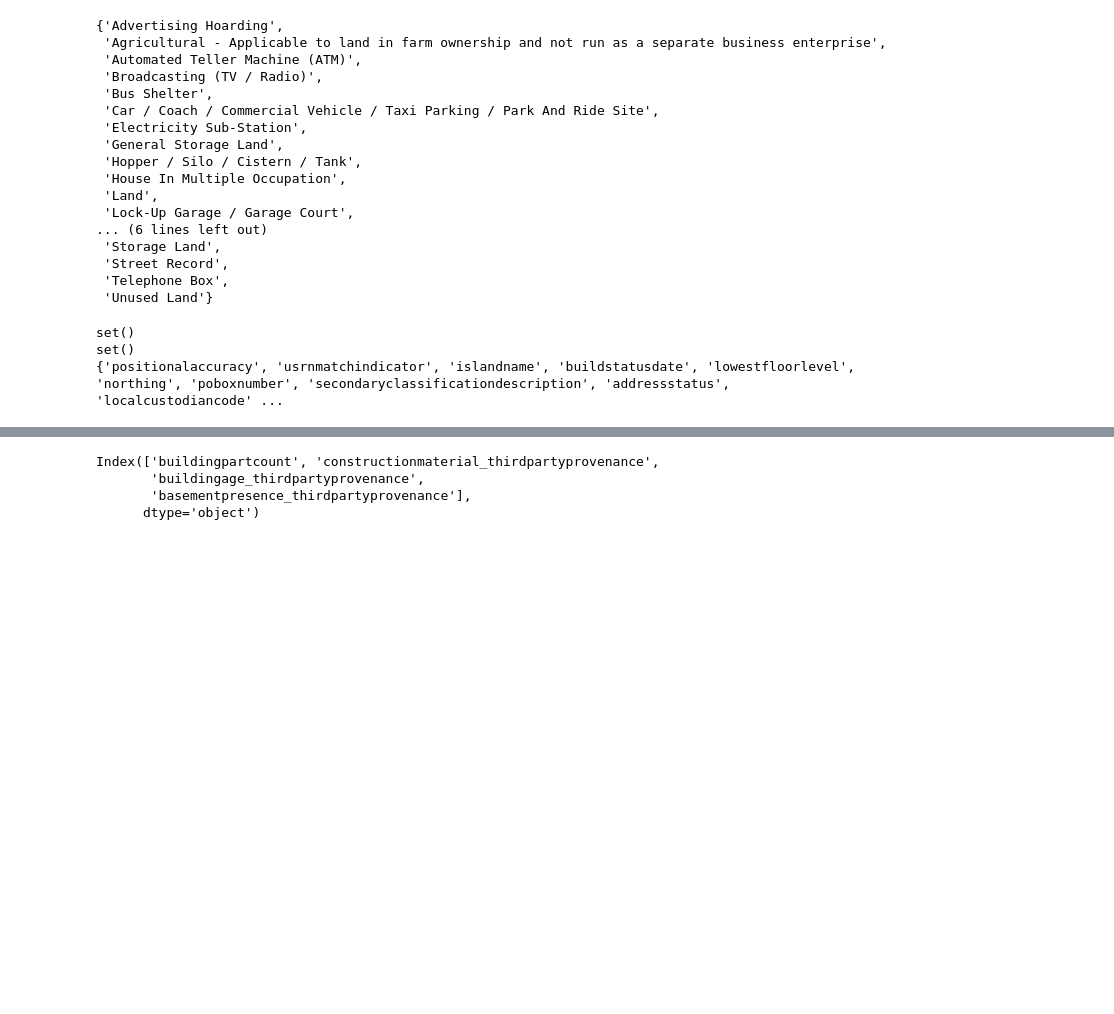
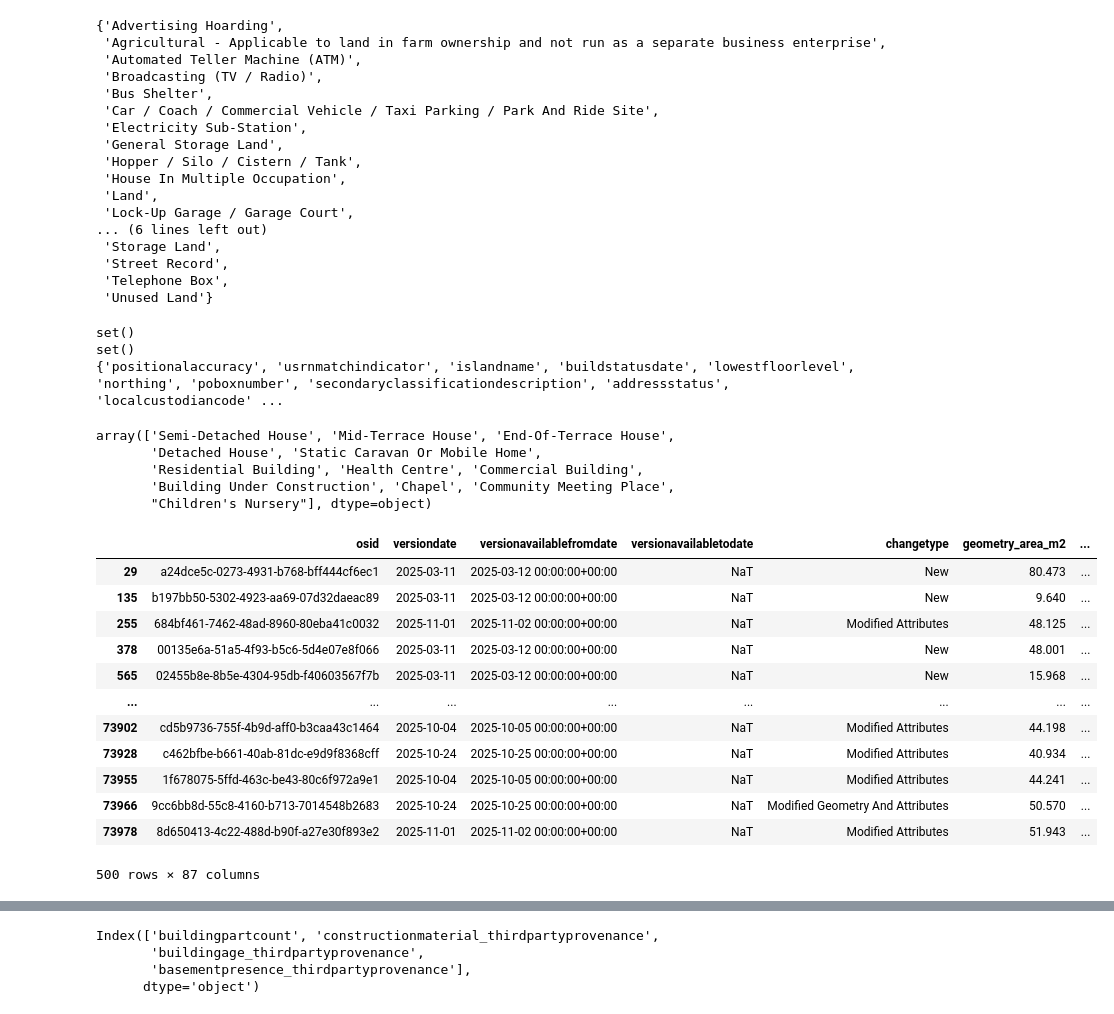
Before and after one commit to arjun8009/a2a_framework, a Jupyter notebook: system_tests.ipynb, the cells around one changed output, grey strips where cells are left out. Cells and saved outputs as stored; diff of their text form; code cells hidden in the pictures; blank space fills up the shorter version.

```diff
--- a/system_tests.ipynb
+++ b/system_tests.ipynb
@@ -1052,3 +1050,27 @@ data_buildings = gpd.read_file(r"C:\Users\ab1574\OneDrive - University of Exeter
 data_buildingsacces = gpd.read_file(r"C:\Users\ab1574\OneDrive - University of Exeter\Desktop\Ordnance_Survey\os_ngd_sample\bld_fts_buildingaccesslocation\bld_fts_buildingaccesslocation.gpkg")
 data_buildingline = gpd.read_file(r"C:\Users\ab1574\OneDrive - University of Exeter\Desktop\Ordnance_Survey\os_ngd_sample\bld_fts_buildingline\bld_fts_buildingline.gpkg")
 data_buildingpart = gpd.read_file(r"C:\Users\ab1574\OneDrive - University of Exeter\Desktop\Ordnance_Survey\os_ngd_sample\bld_fts_buildingpart\bld_fts_buildingpart.gpkg")
+# %%
+data_buildings[(data_buildings["buildinguse_addresscount_residential"]>0) & (data_buildings["buildinguse_addresscount_total"]==1)]["description"].unique()
+# %% [output]
+array(['Semi-Detached House', 'Mid-Terrace House', 'End-Of-Terrace House',
+       'Detached House', 'Static Caravan Or Mobile Home',
+       'Residential Building', 'Health Centre', 'Commercial Building',
+       'Building Under Construction', 'Chapel', 'Community Meeting Place',
+       "Children's Nursery"], dtype=object)
+# %%
+data_buildings[data_buildings["description"]=="Residential Building"]
+# %% [output]
+|  | osid | versiondate | versionavailablefromdate | versionavailabletodate | changetype | geometry_area_m2 | ... |
+| 29 | a24dce5c-0273-4931-b768-bff444cf6ec1 | 2025-03-11 | 2025-03-12 00:00:00+00:00 | NaT | New | 80.473 | ... |
+| 135 | b197bb50-5302-4923-aa69-07d32daeac89 | 2025-03-11 | 2025-03-12 00:00:00+00:00 | NaT | New | 9.640 | ... |
+| 255 | 684bf461-7462-48ad-8960-80eba41c0032 | 2025-11-01 | 2025-11-02 00:00:00+00:00 | NaT | Modified Attributes | 48.125 | ... |
+| 378 | 00135e6a-51a5-4f93-b5c6-5d4e07e8f066 | 2025-03-11 | 2025-03-12 00:00:00+00:00 | NaT | New | 48.001 | ... |
+| 565 | 02455b8e-8b5e-4304-95db-f40603567f7b | 2025-03-11 | 2025-03-12 00:00:00+00:00 | NaT | New | 15.968 | ... |
+| ... | ... | ... | ... | ... | ... | ... | ... |
+| 73902 | cd5b9736-755f-4b9d-aff0-b3caa43c1464 | 2025-10-04 | 2025-10-05 00:00:00+00:00 | NaT | Modified Attributes | 44.198 | ... |
+| 73928 | c462bfbe-b661-40ab-81dc-e9d9f8368cff | 2025-10-24 | 2025-10-25 00:00:00+00:00 | NaT | Modified Attributes | 40.934 | ... |
+| 73955 | 1f678075-5ffd-463c-be43-80c6f972a9e1 | 2025-10-04 | 2025-10-05 00:00:00+00:00 | NaT | Modified Attributes | 44.241 | ... |
+| 73966 | 9cc6bb8d-55c8-4160-b713-7014548b2683 | 2025-10-24 | 2025-10-25 00:00:00+00:00 | NaT | Modified Geometry And Attributes | 50.570 | ... |
+| 73978 | 8d650413-4c22-488d-b90f-a27e30f893e2 | 2025-11-01 | 2025-11-02 00:00:00+00:00 | NaT | Modified Attributes | 51.943 | ... |
+500 rows × 87 columns
```
Also changed, not shown: parts of 11 cells of this notebook, 12 other files.
